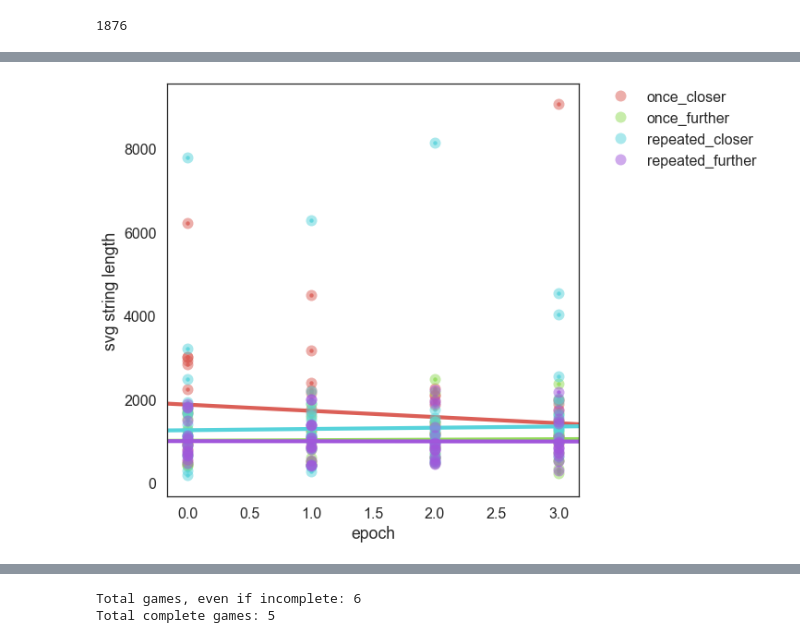
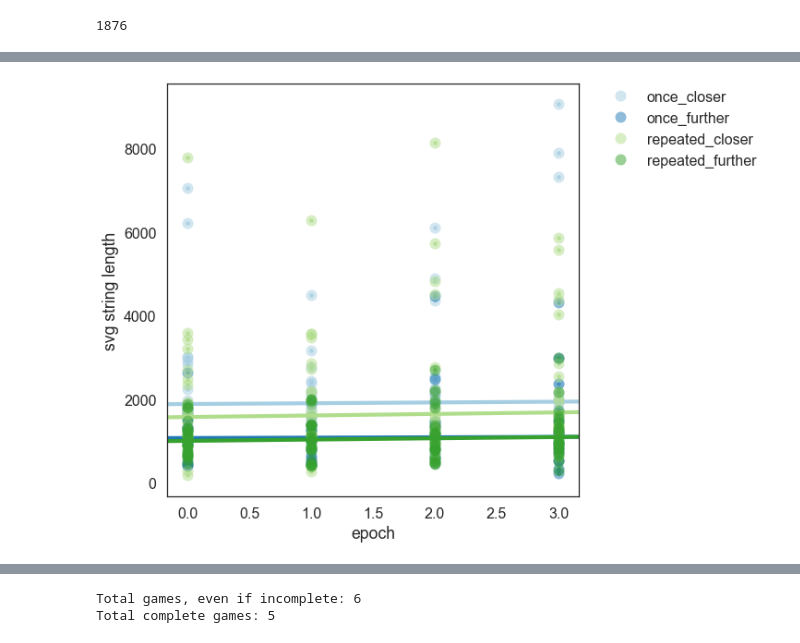
Before and after one commit to hawkrobe/reference_games, a Jupyter notebook: analysis/3dObjects/sketchpad_repeated/pilot_analysis.ipynb, the cells around one changed output, grey strips where cells are left out. Saved outputs shown, nothing was run; the diff lists cells and outputs as text; code cells hidden in the pictures.

Commit message:
more plots

```diff
--- a/analysis/3dObjects/sketchpad_repeated/pilot_analysis.ipynb
+++ b/analysis/3dObjects/sketchpad_repeated/pilot_analysis.ipynb
@@ -58,14 +58,22 @@ print S.count()
 # %%
 workers = [i for i in coll.find({'expid':'pilot2'}).distinct('workerId') if i not in jefan]
 # %%
-workers = [i for i in coll.find({'expid':'pilot2'}).distinct('workerId') if i not in jefan]
 gameid = []
 valid_gameids = []
-for w in workers:
-    gameid.append(coll.find({ '$and': [{'expid':'pilot2'}, {'workerId': w}]}).distinct('gameid')[0])
+
+# pilot 1
 mg = coll.find({'expid': 'pilot'}).distinct('gameid')
 for g in mg:
     gameid.append(g) # append gameids from 'pilot' (the first one)
+# pilot 2
+workers = [i for i in coll.find({'expid':'pilot2'}).distinct('workerId') if i not in jefan]
+for w in workers:
+    gameid.append(coll.find({ '$and': [{'expid':'pilot2'}, {'workerId': w}]}).distinct('gameid')[0]) ## add from pilot2
+# pilot 3
+mg =  coll.find({'expid': 'pilot3'}).distinct('gameid') # add from 'pilot3' (the second one)
+for g in mg:
+    gameid.append(g)
+
 gameids = np.unique(gameid)
 for i,g in enumerate(gameids):
     W = coll.find({ '$and': [{'gameid': g}]}).distinct('workerId')
@@ -75,6 +83,8 @@ for i,g in enumerate(gameids):
         print i, w[:4], len(X), str(dataType[0])
         if (str(dataType[0])=='clickedObj') & (len(X)==56):
             valid_gameids.append(g)
+print '   ===========   '
+print str(len(valid_gameids)) + ' valid gameIDs.'
 # %% [output]
 0 A194 13 clickedObj
 1 AHGQ 56 stroke
@@ -314,22 +350,21 @@ for g in valid_gameids:
 D = D.assign(png=pd.Series(png).values)
 # %%
 # plot relationship between accuracy and activations
-
 labels = D['trialType']
-colors = sns.color_palette("hls",n_colors=4)
+colors = sns.color_palette("Paired",n_colors=4)
 color_dict = dict(zip(list(np.unique(labels)),colors))
 df = pd.DataFrame(dict(x=D['epoch'], y=D['svgStringLength'], label=labels))
 groups = df.groupby('label')
 fig, ax = plt.subplots(figsize=(8,8))
 ax.margins(0.05)
 for name, group in groups:
     ax.plot(group.x, group.y, marker='o', linestyle='', ms=12, label=name, alpha=0.5,color=color_dict[name])
     ax = sns.regplot(group.x, group.y,robust=True, ci=None, marker='o',color=color_dict[name])
 ax.legend(bbox_to_anchor=(1.05, 1), loc=2, borderaxespad=0.)
 plt.xlabel('epoch')
 plt.ylabel('svg string length')
 plt.title('')
 save('plots/svg_string_length_by_epoch','png',close=False,verbose=False)
 plt.show()
 # %% [output]
-[figure, old version]
+[figure, new version]
```
Also changed, not shown: parts of 13 cells of this notebook.
